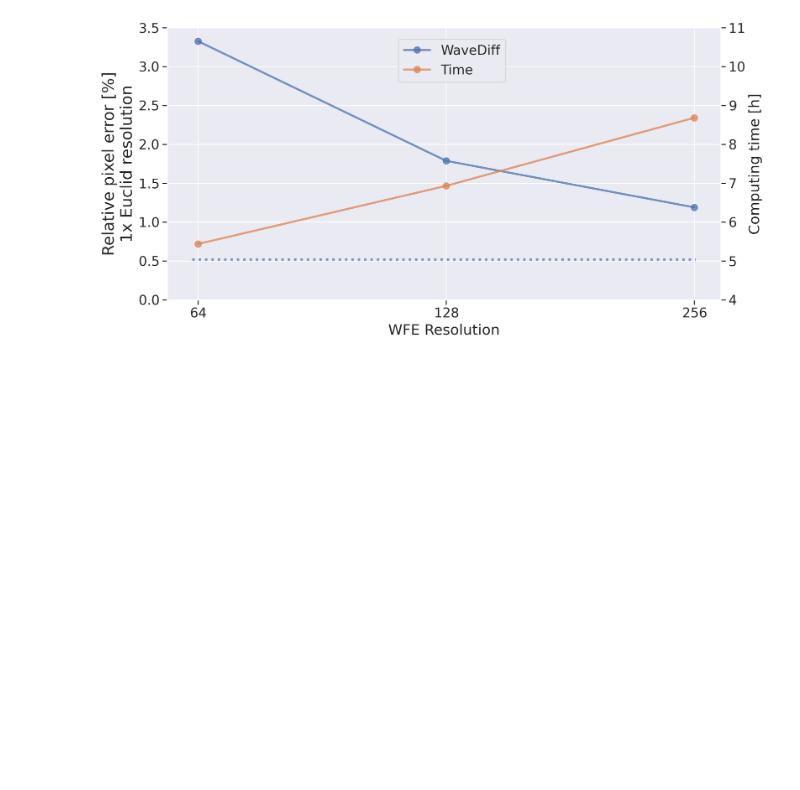
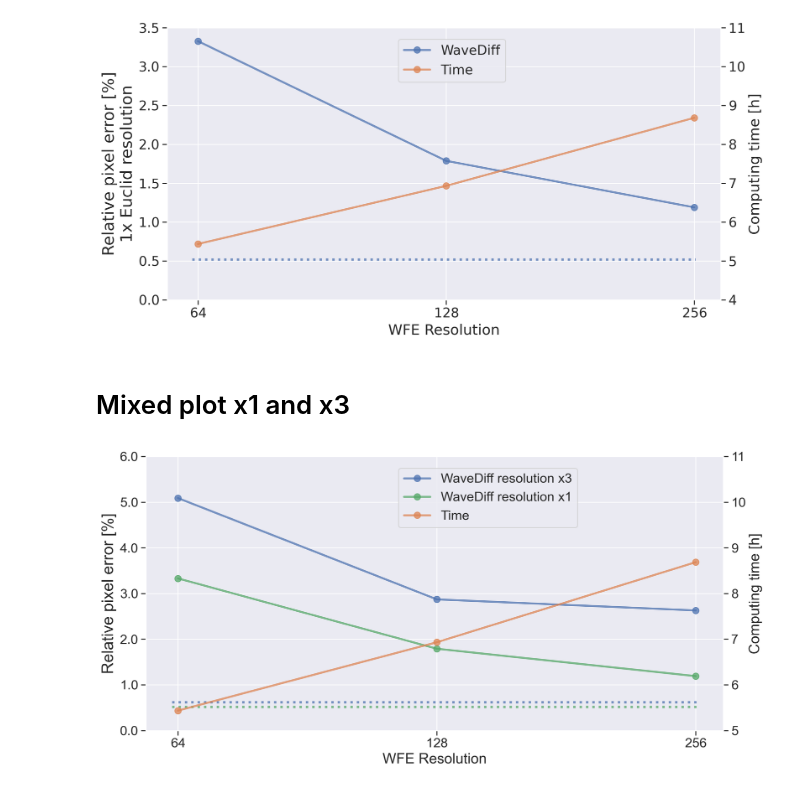
Before and after one commit to tobias-liaudat/wf-SEDs, a Jupyter notebook: model_WFE_size/notebooks/wfe-study-multi-realisation-results-dataset_id009.ipynb, the cells around one changed output. Cells and saved outputs as stored; diff of their text form; code cells hidden in the pictures; blank space fills up the shorter version.

Commit message:
Update wfe-study notebook

```diff
--- a/model_WFE_size/notebooks/wfe-study-multi-realisation-results-dataset_id009.ipynb
+++ b/model_WFE_size/notebooks/wfe-study-multi-realisation-results-dataset_id009.ipynb
@@ -404,3 +404,74 @@ plt.savefig('../figures/wfe-study_id009_resx1_error-and-time_median.pdf')
 plt.show()
 # %% [output]
 [figure]
+# %% [markdown]
+# Mixed plot x1 and x3
+# %%
+# Define style
+define_plot_style()
+sns.set(font_scale=1.5)
+
+kwargs = dict(linewidth=2.5, alpha=0.75, markersize=8)
+
+fig, ax1 = plt.subplots(figsize=(12, 6),facecolor='white')
+
+# fig.suptitle('PSF relative errors @ 3x Euclid resolution - Training time')
+
+
+ax1.set_xlabel('WFE Resolution')
+ax1.set_ylabel('Relative pixel error [%]', fontsize = 20)
+
+# ax1.plot(wfe_res, metrics_mean[2,:-1], color=sns.color_palette()[0], label='Error', **kwargs)
+# ax1.hlines(metrics_mean[2,-1], xmin=63, xmax=257, colors=sns.color_palette()[0], linestyles='dashed', linewidth=2, label='', alpha=0.75)
+
+ax1.plot(wfe_res, SR_metrics_median, color=sns.color_palette()[0], label='WaveDiff resolution x3', **kwargs)
+# ax1.hlines(metrics_median[2,-1], xmin=63, xmax=257, colors=sns.color_palette()[0], linestyles='dashed', linewidth=2, label='', alpha=0.75)
+ax1.hlines(dataset_error_x3, xmin=63, xmax=257, colors=sns.color_palette()[0], linestyles='dotted', linewidth=3, label='', alpha=0.75)
+
+
+ax1.plot(wfe_res, pix_metrics_median[2,:-1], color=sns.color_palette()[2], label='WaveDiff resolution x1', **kwargs)
+# ax1.hlines(pix_metrics_median[2,-1], xmin=63, xmax=257, colors=sns.color_palette()[0], linestyles='dashed', linewidth=2, label='', alpha=0.75)
+ax1.hlines(dataset_error_x1, xmin=63, xmax=257, colors=sns.color_palette()[2], linestyles='dotted', linewidth=3, label='', alpha=0.75)
+
+
+
+ax1.tick_params(axis='y')
+ax1.set_ylim((0,6))
+ax1.yaxis.set_major_locator(mpl.ticker.LinearLocator(7))
+ax1.yaxis.set_major_formatter(mtick.FormatStrFormatter('%.1f'))
+
+ax1.set_xscale('log', base=2) # Important to leave the base=2
+plt.xticks([64,128,256])
+ax1.get_xaxis().set_major_formatter(mtick.ScalarFormatter())
+
+
+ax1.get_xaxis().set_tick_params(which='minor', size=0)
+ax1.get_xaxis().set_tick_params(which='minor', width=0)
+
+ax1.spines['bottom'].set_visible(False)
+ax1.spines['top'].set_visible(False)
+
+ax1.xaxis.tick_bottom()
+ax1.xaxis.major.formatter._useMathText = True
+
+
+ax2 = ax1.twinx()  # instantiate a second axes that shares the same x-axis
+
+ax2.set_ylabel('Computing time [h]')  # we already handled the x-label with ax1
+# ax2.plot(wfe_res, times_mean[:-1], color=sns.color_palette()[1], label='Time', **kwargs)
+ax2.plot(wfe_res, times_median[:-1], color=sns.color_palette()[1], label='Time', **kwargs)
+ax2.tick_params(axis='y')
+ax2.grid(None)
+ax2.set_ylim((5,11))
+ax2.yaxis.set_major_locator(mpl.ticker.LinearLocator(7))
+
+
+fig.tight_layout()  # otherwise the right y-label is slightly clipped
+
+fig.legend(loc=(0.45,0.75))
+
+# plt.savefig('../figures/wfe-study_id009_resx3x1_error-and-time_median.pdf')
+
+plt.show()
+# %% [output]
+[figure, added]
```
